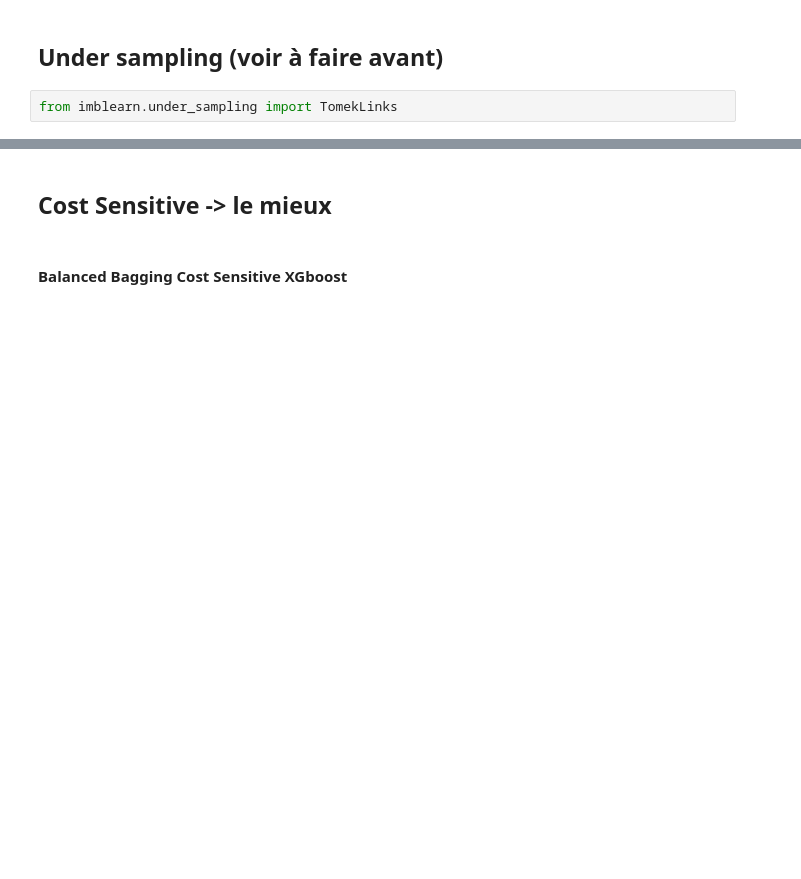
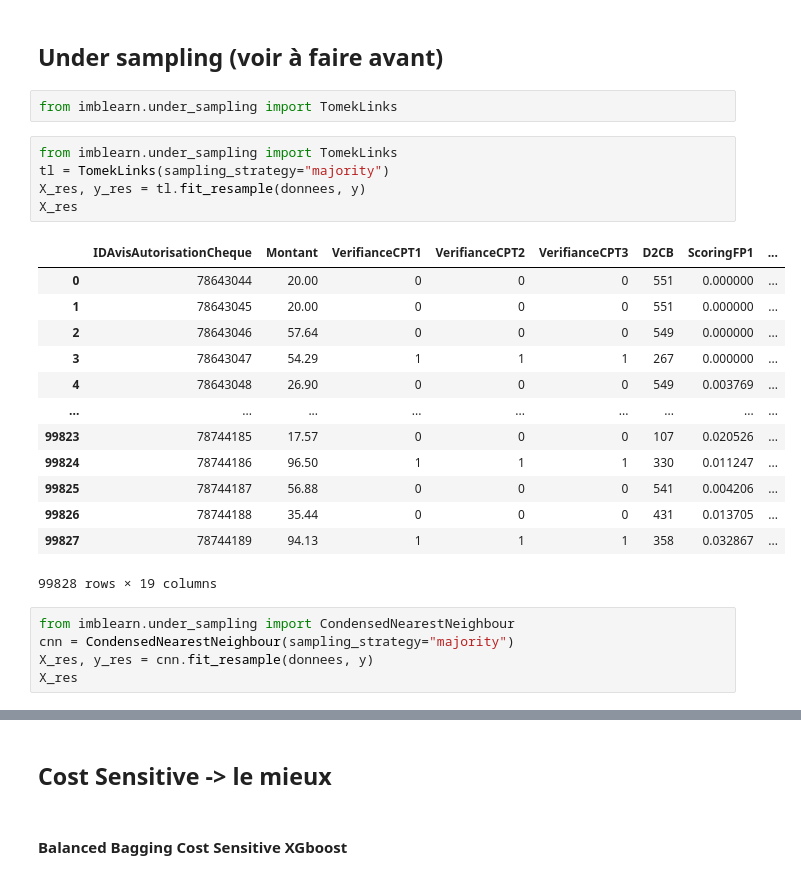
Before and after one commit to adcastex/fouille_de_donnees, a Jupyter notebook: test_under_over.ipynb, the cells around one changed output, grey strips where cells are left out. Drawn from its saved outputs; the diff is of its cells as text; blank space fills up the shorter version.

```diff
--- a/test_under_over.ipynb
+++ b/test_under_over.ipynb
@@ -184,3 +181,27 @@ X_res
 ## Under sampling (voir à faire avant)
 # %%
 from imblearn.under_sampling import TomekLinks
+# %%
+from imblearn.under_sampling import TomekLinks
+tl = TomekLinks(sampling_strategy="majority")
+X_res, y_res = tl.fit_resample(donnees, y)
+X_res
+# %% [output]
+|  | IDAvisAutorisationCheque | Montant | VerifianceCPT1 | VerifianceCPT2 | VerifianceCPT3 | D2CB | ScoringFP1 | ... |
+| 0 | 78643044 | 20.00 | 0 | 0 | 0 | 551 | 0.000000 | ... |
+| 1 | 78643045 | 20.00 | 0 | 0 | 0 | 551 | 0.000000 | ... |
+| 2 | 78643046 | 57.64 | 0 | 0 | 0 | 549 | 0.000000 | ... |
+| 3 | 78643047 | 54.29 | 1 | 1 | 1 | 267 | 0.000000 | ... |
+| 4 | 78643048 | 26.90 | 0 | 0 | 0 | 549 | 0.003769 | ... |
+| ... | ... | ... | ... | ... | ... | ... | ... | ... |
+| 99823 | 78744185 | 17.57 | 0 | 0 | 0 | 107 | 0.020526 | ... |
+| 99824 | 78744186 | 96.50 | 1 | 1 | 1 | 330 | 0.011247 | ... |
+| 99825 | 78744187 | 56.88 | 0 | 0 | 0 | 541 | 0.004206 | ... |
+| 99826 | 78744188 | 35.44 | 0 | 0 | 0 | 431 | 0.013705 | ... |
+| 99827 | 78744189 | 94.13 | 1 | 1 | 1 | 358 | 0.032867 | ... |
+99828 rows × 19 columns
+# %%
+from imblearn.under_sampling import CondensedNearestNeighbour
+cnn = CondensedNearestNeighbour(sampling_strategy="majority")
+X_res, y_res = cnn.fit_resample(donnees, y)
+X_res
```
Also changed, not shown: parts of 4 cells of this notebook, 1 other file.
